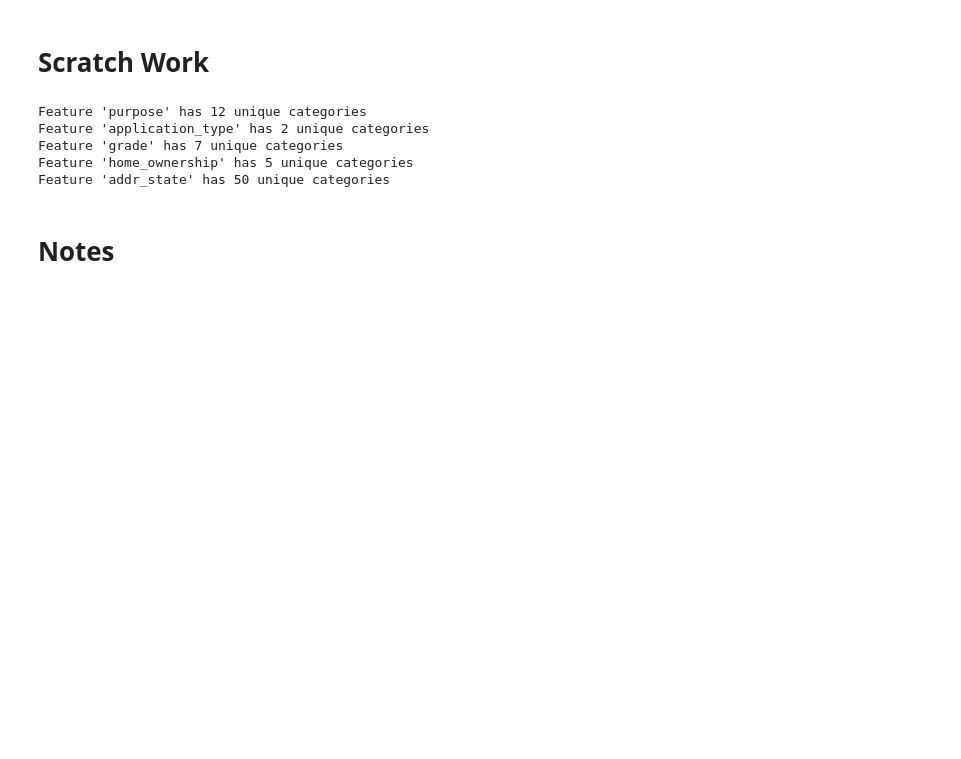
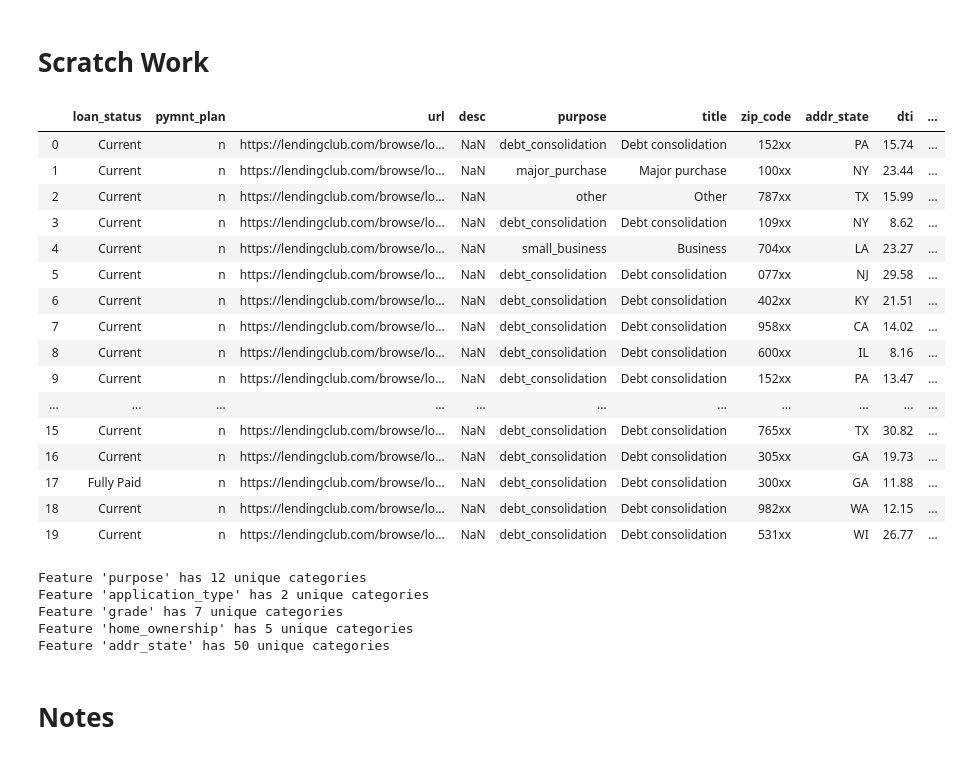
Before and after one commit to KennyMiyasato/income_predictor, a Jupyter notebook: mod_5_project.ipynb, the cells around one changed output. Drawn from its saved outputs; the diff is of its cells as text; code cells hidden in the pictures; blank space fills up the shorter version.

```diff
--- a/mod_5_project.ipynb
+++ b/mod_5_project.ipynb
@@ -581,35 +512,73 @@ X_train , X_test, y_train, y_test = train_test_split(X, y, test_size=0.2, random
 # df.columns
 # cols = df.columns.tolist()
 
 # df.drop(df.columns[0], axis=1)
 # new_header = df.iloc[0] #grab the first row for the header
 # df = df[1:] #take the data less the header row
 # df.columns = new_header #set the header row as the df header
 
 # df1['addr_state'].unique()
 # df1['home_ownership'].unique()
 # df1['grade'].unique()
 # df1['application_type'].unique()
 # df1['purpose'].unique()
 
+# df1['loan_amnt'].equals(df1['funded_amnt'])
+
+# df1.isna().sum()
+
+# y = df1[['more_than_50k']]
+# X = df1.drop(['id', 'annual_inc', 'more_than_50k', 'purpose',
+#      'application_type', 'grade', 'home_ownership', 'addr_state'], axis=1)
+
+# cred_lim = 1000000
+# df1[df1['tot_hi_cred_lim'] >= cred_lim].sort_values('tot_hi_cred_lim', ascending=False)
+
+# (df1[df1['tot_hi_cred_lim'] >= cred_lim].sort_values('tot_hi_cred_lim', ascending=False)).count()
+
+# df1.info()
+
+# df1.isna().any()
+
+# feats = ['addr_state', 'home_ownership', 'grade']
+# df1 = df1[feats]
+
 # df1 = df[['id', 'member_id', 'loan_amnt', 'funded_amnt', 'funded_amnt_inv', 'term', 'int_rate', 'installment','grade', 'sub_grade', 'emp_title', 'emp_length', 'home_ownership', 'annual_inc', 'verification_status', 'issue_d']]
-# df1 = df[['loan_status', 'pymnt_plan', 'url', 'desc', 'purpose', 'title', 'zip_code', 'addr_state','dti', 'delinq_2yrs', 'earliest_cr_line', 'fico_range_low', 'fico_range_high', 'inq_last_6mths', 'mths_since_last_delinq', 'mths_since_last_record']]
+df1 = df[['loan_status', 'pymnt_plan', 'url', 'desc', 'purpose', 'title', 'zip_code', 'addr_state','dti', 'delinq_2yrs', 'earliest_cr_line', 'fico_range_low', 'fico_range_high', 'inq_last_6mths', 'mths_since_last_delinq', 'mths_since_last_record']]
 # df1 = df[['open_acc', 'pub_rec', 'revol_bal', 'revol_util', 'total_acc', 'initial_list_status', 'out_prncp', 'out_prncp_inv','total_pymnt', 'total_pymnt_inv', 'total_rec_prncp', 'total_rec_int', 'total_rec_late_fee', 'recoveries', 'collection_recovery_fee', 'last_pymnt_d']]
 # df1 = df[['last_pymnt_amnt', 'next_pymnt_d', 'last_credit_pull_d', 'last_fico_range_high', 'last_fico_range_low', 'collections_12_mths_ex_med', 'mths_since_last_major_derog', 'policy_code']]
 # df1 = df[['application_type', 'annual_inc_joint', 'dti_joint', 'verification_status_joint', 'acc_now_delinq', 'tot_coll_amt', 'tot_cur_bal', 'open_acc_6m']]
 # df1 = df[['open_act_il', 'open_il_12m', 'open_il_24m', 'mths_since_rcnt_il', 'total_bal_il', 'il_util', 'open_rv_12m', 'open_rv_24m']]
 # df1 = df[['max_bal_bc', 'all_util', 'total_rev_hi_lim', 'inq_fi', 'total_cu_tl', 'inq_last_12m', 'acc_open_past_24mths', 'avg_cur_bal']]
 # df1 = df[['bc_open_to_buy', 'bc_util', 'chargeoff_within_12_mths', 'delinq_amnt', 'mo_sin_old_il_acct', 'mo_sin_old_rev_tl_op', 'mo_sin_rcnt_rev_tl_op', 'mo_sin_rcnt_tl']]
 # df1 = df[['mort_acc', 'mths_since_recent_bc', 'mths_since_recent_bc_dlq', 'mths_since_recent_inq', 'mths_since_recent_revol_delinq', 'num_accts_ever_120_pd', 'num_actv_bc_tl', 'num_actv_rev_tl']]
 # df1 = df[['num_bc_sats', 'num_bc_tl', 'num_il_tl', 'num_op_rev_tl', 'num_rev_accts', 'num_rev_tl_bal_gt_0', 'num_sats', 'num_tl_120dpd_2m']]
 # df1 = df[['num_tl_30dpd', 'num_tl_90g_dpd_24m', 'num_tl_op_past_12m', 'pct_tl_nvr_dlq', 'percent_bc_gt_75', 'pub_rec_bankruptcies', 'tax_liens', 'tot_hi_cred_lim']]
 # df1 = df[['total_bal_ex_mort', 'total_bc_limit', 'total_il_high_credit_limit', 'revol_bal_joint', 'sec_app_fico_range_low', 'sec_app_fico_range_high', 'sec_app_earliest_cr_line', 'sec_app_inq_last_6mths']]
 # df1 = df[['sec_app_mort_acc', 'sec_app_open_acc', 'sec_app_revol_util', 'sec_app_open_act_il', 'sec_app_num_rev_accts', 'sec_app_chargeoff_within_12_mths', 'sec_app_collections_12_mths_ex_med', 'sec_app_mths_since_last_major_derog']]
 # df1 = df[['hardship_flag', 'hardship_type', 'hardship_reason', 'hardship_status', 'deferral_term', 'hardship_amount', 'hardship_start_date', 'hardship_end_date']]
 # df1 = df[['payment_plan_start_date', 'hardship_length', 'hardship_dpd', 'hardship_loan_status', 'orig_projected_additional_accrued_interest', 'hardship_payoff_balance_amount', 'hardship_last_payment_amount', 'debt_settlement_flag']]
 # df1  = df[['debt_settlement_flag_date', 'settlement_status', 'settlement_date', 'settlement_amount', 'settlement_percentage', 'settlement_term']]
-# df1.head(20)
+df1.head(20)
 # df1[df1['dti'] > 80].sort_values('dti', ascending=True)
+# %% [output]
+|  | loan_status | pymnt_plan | url | desc | purpose | title | zip_code | addr_state | dti | ... |
+| 0 | Current | n | https://lendingclub.com/browse/lo... | NaN | debt_consolidation | Debt consolidation | 152xx | PA | 15.74 | ... |
+| 1 | Current | n | https://lendingclub.com/browse/lo... | NaN | major_purchase | Major purchase | 100xx | NY | 23.44 | ... |
+| 2 | Current | n | https://lendingclub.com/browse/lo... | NaN | other | Other | 787xx | TX | 15.99 | ... |
+| 3 | Current | n | https://lendingclub.com/browse/lo... | NaN | debt_consolidation | Debt consolidation | 109xx | NY | 8.62 | ... |
+| 4 | Current | n | https://lendingclub.com/browse/lo... | NaN | small_business | Business | 704xx | LA | 23.27 | ... |
+| 5 | Current | n | https://lendingclub.com/browse/lo... | NaN | debt_consolidation | Debt consolidation | 077xx | NJ | 29.58 | ... |
+| 6 | Current | n | https://lendingclub.com/browse/lo... | NaN | debt_consolidation | Debt consolidation | 402xx | KY | 21.51 | ... |
+| 7 | Current | n | https://lendingclub.com/browse/lo... | NaN | debt_consolidation | Debt consolidation | 958xx | CA | 14.02 | ... |
+| 8 | Current | n | https://lendingclub.com/browse/lo... | NaN | debt_consolidation | Debt consolidation | 600xx | IL | 8.16 | ... |
+| 9 | Current | n | https://lendingclub.com/browse/lo... | NaN | debt_consolidation | Debt consolidation | 152xx | PA | 13.47 | ... |
+| ... | ... | ... | ... | ... | ... | ... | ... | ... | ... | ... |
+| 15 | Current | n | https://lendingclub.com/browse/lo... | NaN | debt_consolidation | Debt consolidation | 765xx | TX | 30.82 | ... |
+| 16 | Current | n | https://lendingclub.com/browse/lo... | NaN | debt_consolidation | Debt consolidation | 305xx | GA | 19.73 | ... |
+| 17 | Fully Paid | n | https://lendingclub.com/browse/lo... | NaN | debt_consolidation | Debt consolidation | 300xx | GA | 11.88 | ... |
+| 18 | Current | n | https://lendingclub.com/browse/lo... | NaN | debt_consolidation | Debt consolidation | 982xx | WA | 12.15 | ... |
+| 19 | Current | n | https://lendingclub.com/browse/lo... | NaN | debt_consolidation | Debt consolidation | 531xx | WI | 26.77 | ... |
 # %%
 # df1.isna().sum()
 # %%
```
Also changed, not shown: parts of 31 cells of this notebook, 1 other file.
